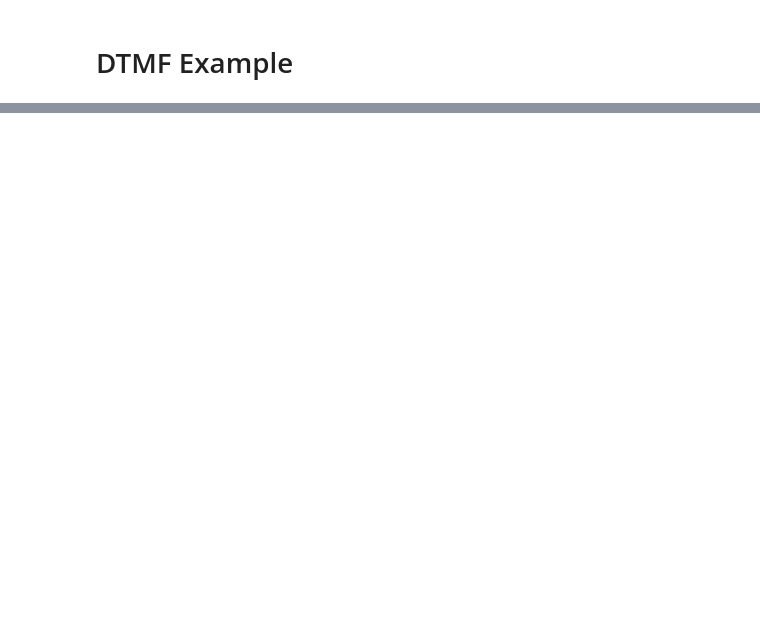
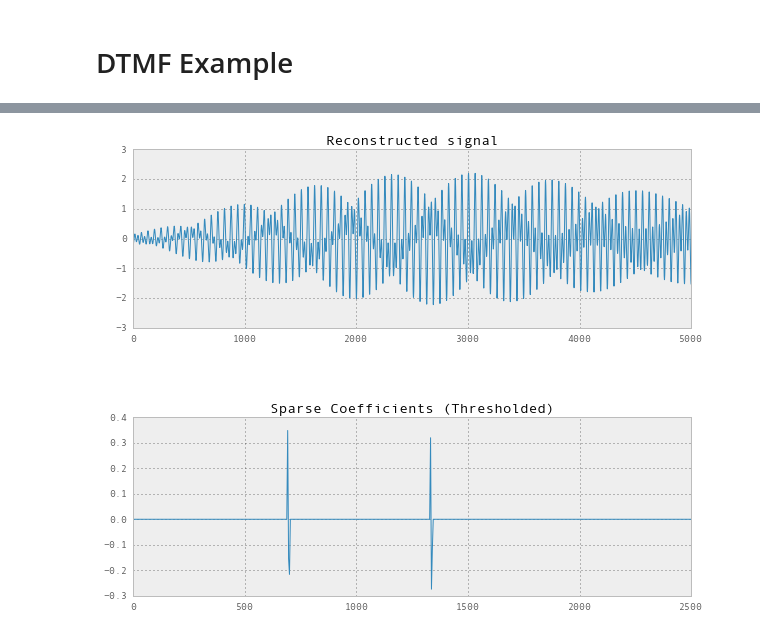
Before and after one commit to jaidevd/jaidevd.github.io, a Jupyter notebook: blog/posts/compressed-sensing-sparse-recovery.ipynb, the cells around one changed output, grey strips where cells are left out. Drawn from its saved outputs; the diff is of its cells as text; code cells hidden in the pictures; blank space fills up the shorter version.

```diff
--- a/blog/posts/compressed-sensing-sparse-recovery.ipynb
+++ b/blog/posts/compressed-sensing-sparse-recovery.ipynb
@@ -151,0 +261,13 @@ plt.title('Sparse Coefficients')
+# %%
+coefs = lasso.coef_.copy()
+coefs[np.abs(coefs) <= 0.1] = 0
+recons_th = idct(coefs)
+
+plt.figure(figsize=(10, 8))
+plt.subplot(211), plt.plot(recons_th)
+plt.title('Reconstructed signal')
+plt.subplot(212), plt.plot(np.linspace(0, FS/2, N), coefs), plt.xlim(0, 2500)
+plt.title('Sparse Coefficients (Thresholded)')
+
+Audio(np.tile(recons_th, 10),  rate=44100)
+# %% [output]
@@ -151,0 +275 @@ plt.title('Sparse Coefficients')
+[figure, added]
```
Also changed, not shown: parts of 13 cells of this notebook.
